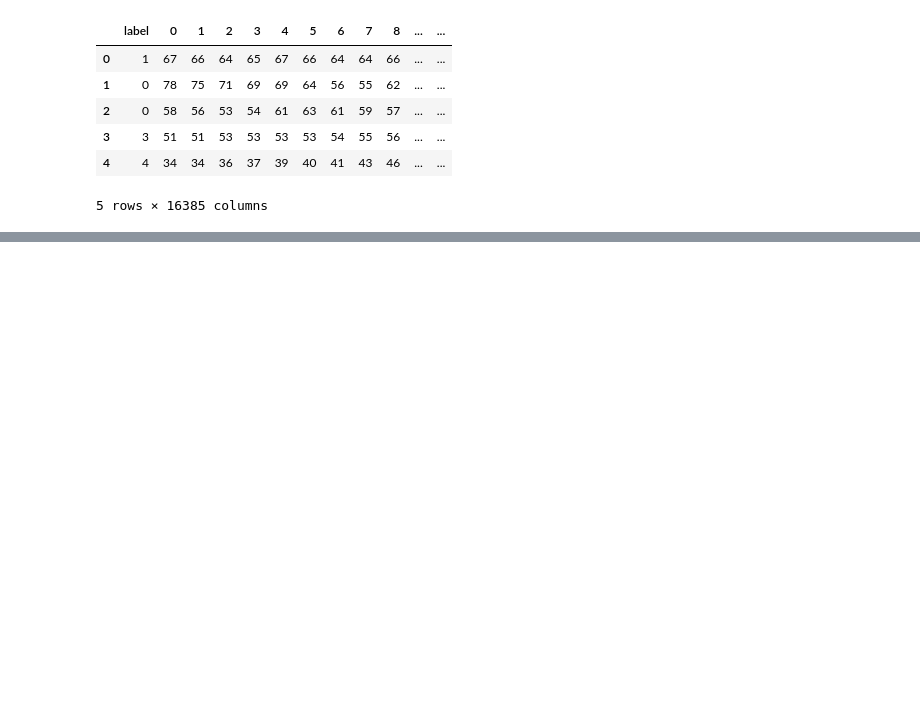
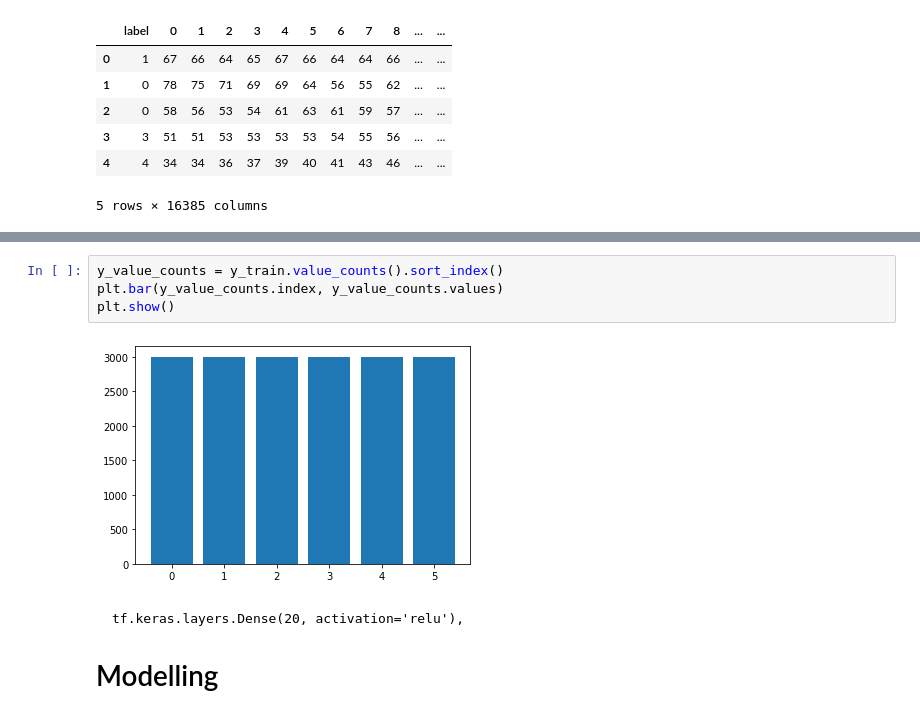
Before and after one commit to poolGolez/project-roosevelt, a Jupyter notebook: finger-number-ann-multi-class-classification.ipynb, the cells around one changed output, grey strips where cells are left out. Cells and saved outputs as stored; diff of their text form; blank space fills up the shorter version.

```diff
--- a/finger-number-ann-multi-class-classification.ipynb
+++ b/finger-number-ann-multi-class-classification.ipynb
@@ -112,0 +143,9 @@ raw_test_df.image
+# %%
+y_value_counts = y_train.value_counts().sort_index()
+plt.bar(y_value_counts.index, y_value_counts.values)
+plt.show()
+# %% [output]
+[figure, added]
+# %% [markdown]
+    tf.keras.layers.Dense(20, activation='relu'),
+# Modelling
```
Also changed, not shown: parts of 24 cells of this notebook.
